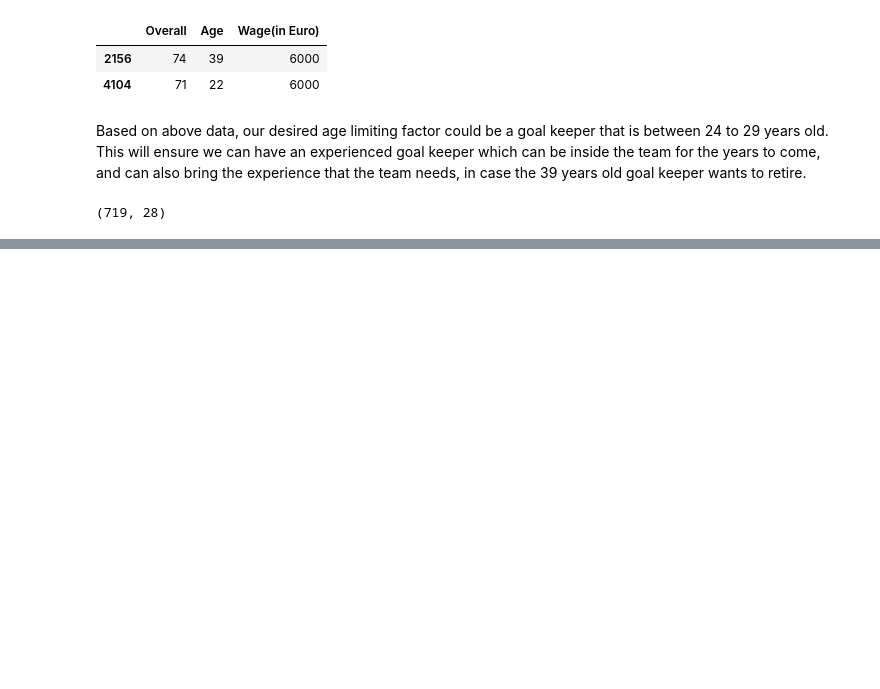
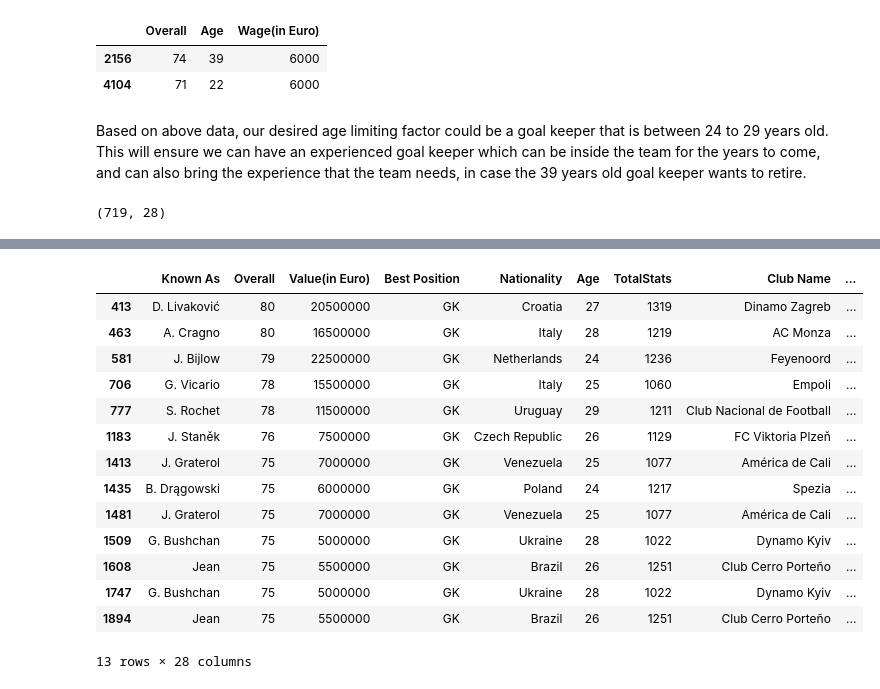
Before and after one commit to skhoso/project-fifa-moneyball, a Jupyter notebook: ajax-team.ipynb, the cells around one changed output, grey strips where cells are left out. Saved outputs shown, nothing was run; the diff lists cells and outputs as text; code cells hidden in the pictures; blank space fills up the shorter version.

```diff
--- a/ajax-team.ipynb
+++ b/ajax-team.ipynb
@@ -272,0 +301,18 @@ sns.pairplot(data[['Age','Overall', 'Wage(in Euro)','GK Rating']],hue='Age',heig
+# %%
+desired_gk.head(13)
+# %% [output]
+|  | Known As | Overall | Value(in Euro) | Best Position | Nationality | Age | TotalStats | Club Name | ... |
+| 413 | D. Livaković | 80 | 20500000 | GK | Croatia | 27 | 1319 | Dinamo Zagreb | ... |
+| 463 | A. Cragno | 80 | 16500000 | GK | Italy | 28 | 1219 | AC Monza | ... |
+| 581 | J. Bijlow | 79 | 22500000 | GK | Netherlands | 24 | 1236 | Feyenoord | ... |
+| 706 | G. Vicario | 78 | 15500000 | GK | Italy | 25 | 1060 | Empoli | ... |
+| 777 | S. Rochet | 78 | 11500000 | GK | Uruguay | 29 | 1211 | Club Nacional de Football | ... |
+| 1183 | J. Staněk | 76 | 7500000 | GK | Czech Republic | 26 | 1129 | FC Viktoria Plzeň | ... |
+| 1413 | J. Graterol | 75 | 7000000 | GK | Venezuela | 25 | 1077 | América de Cali | ... |
+| 1435 | B. Drągowski | 75 | 6000000 | GK | Poland | 24 | 1217 | Spezia | ... |
+| 1481 | J. Graterol | 75 | 7000000 | GK | Venezuela | 25 | 1077 | América de Cali | ... |
+| 1509 | G. Bushchan | 75 | 5000000 | GK | Ukraine | 28 | 1022 | Dynamo Kyiv | ... |
+| 1608 | Jean | 75 | 5500000 | GK | Brazil | 26 | 1251 | Club Cerro Porteño | ... |
+| 1747 | G. Bushchan | 75 | 5000000 | GK | Ukraine | 28 | 1022 | Dynamo Kyiv | ... |
+| 1894 | Jean | 75 | 5500000 | GK | Brazil | 26 | 1251 | Club Cerro Porteño | ... |
+13 rows × 28 columns
```
Also changed, not shown: parts of 8 cells of this notebook.
